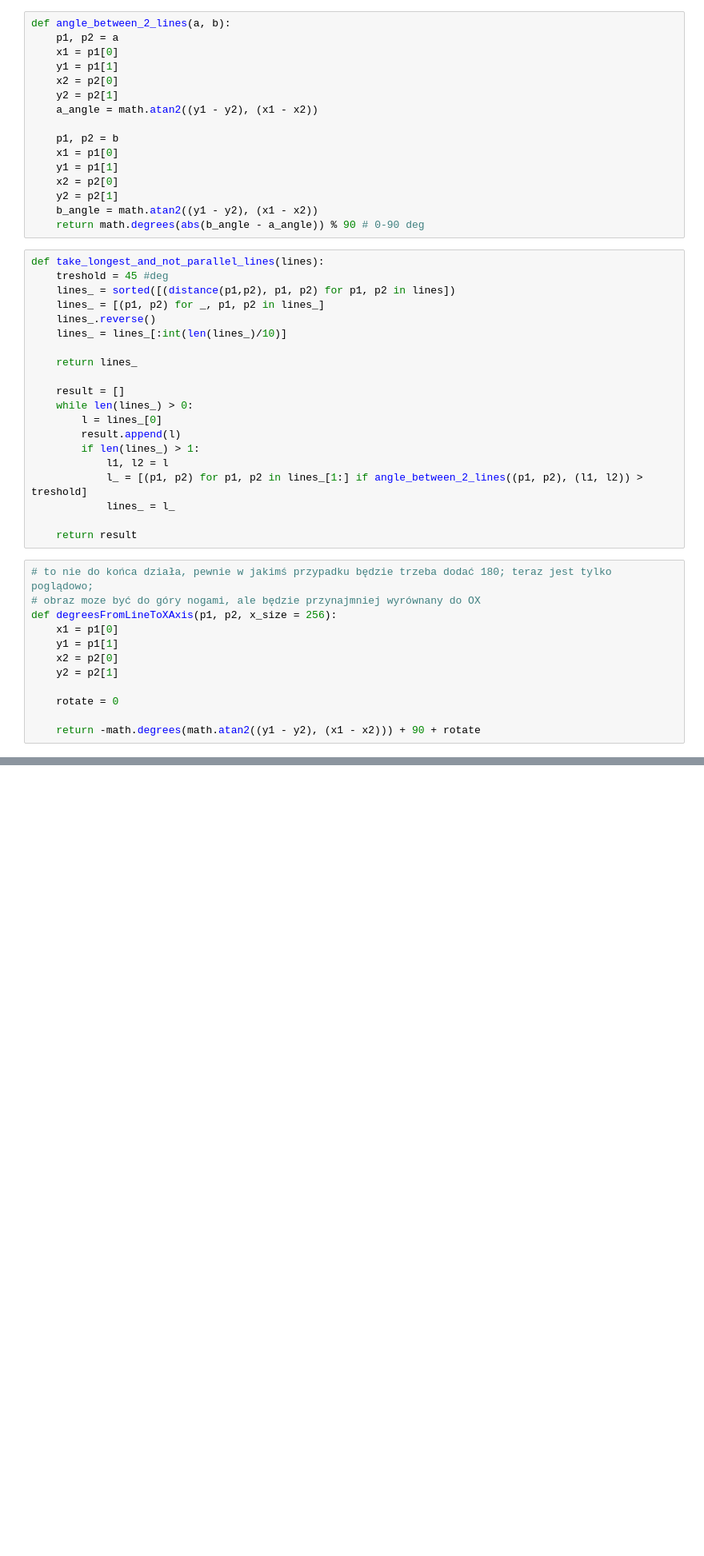
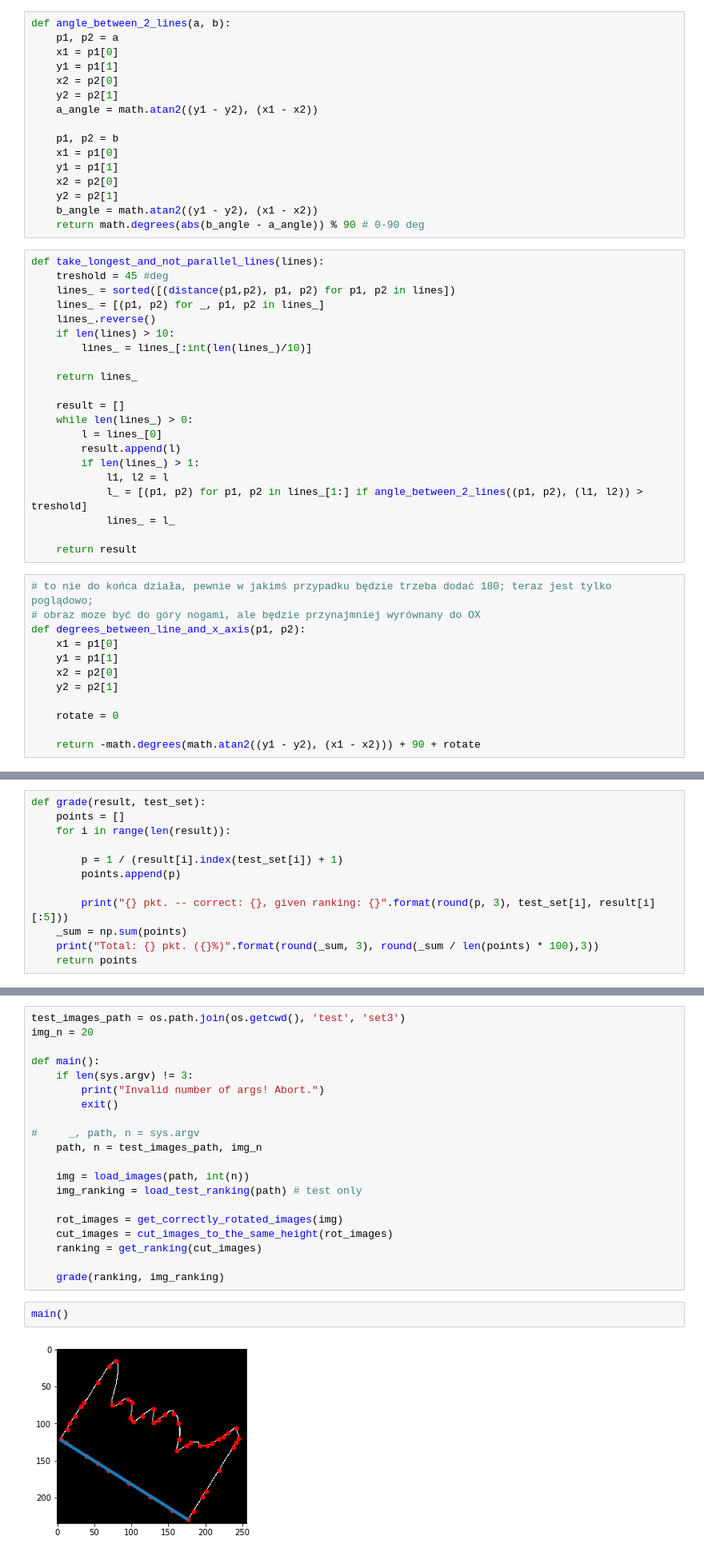
Before and after one commit to st-wasik/MergeRectangles, a Jupyter notebook: piro1_3.ipynb, the cells around one changed output, grey strips where cells are left out. Shown: that part at 80% size. Cells and saved outputs as stored; diff of their text form; blank space fills up the shorter version.

```diff
--- a/piro1_3.ipynb
+++ b/piro1_3.ipynb
@@ -210,7 +174,8 @@ def take_longest_and_not_parallel_lines(lines):
     lines_ = sorted([(distance(p1,p2), p1, p2) for p1, p2 in lines])
     lines_ = [(p1, p2) for _, p1, p2 in lines_]
     lines_.reverse()
-    lines_ = lines_[:int(len(lines_)/10)]
+    if len(lines) > 10:
+        lines_ = lines_[:int(len(lines_)/10)]
 
     return lines_
 
@@ -227,7 +192,7 @@ def take_longest_and_not_parallel_lines(lines):
 # %%
 # to nie do końca działa, pewnie w jakimś przypadku będzie trzeba dodać 180; teraz jest tylko poglądowo;
 # obraz moze być do góry nogami, ale będzie przynajmniej wyrównany do OX
-def degreesFromLineToXAxis(p1, p2, x_size = 256):
+def degrees_between_line_and_x_axis(p1, p2):
     x1 = p1[0]
     y1 = p1[1]
     x2 = p2[0]
@@ -438,0 +337,12 @@ for image in img:
+# %%
+def grade(result, test_set):
+    points = []
+    for i in range(len(result)):
+
+        p = 1 / (result[i].index(test_set[i]) + 1)
+        points.append(p)
+
+        print("{} pkt. -- correct: {}, given ranking: {}".format(round(p, 3), test_set[i], result[i][:5]))
+    _sum = np.sum(points)
+    print("Total: {} pkt. ({}%)".format(round(_sum, 3), round(_sum / len(points) * 100),3))
+    return points
@@ -438,0 +352,24 @@ for image in img:
+# %%
+test_images_path = os.path.join(os.getcwd(), 'test', 'set3')
+img_n = 20
+
+def main():
+    if len(sys.argv) != 3:
+        print("Invalid number of args! Abort.")
+        exit()
+
+#     _, path, n = sys.argv
+    path, n = test_images_path, img_n
+
+    img = load_images(path, int(n))
+    img_ranking = load_test_ranking(path) # test only
+
+    rot_images = get_correctly_rotated_images(img)
+    cut_images = cut_images_to_the_same_height(rot_images)
+    ranking = get_ranking(cut_images)
+
+    grade(ranking, img_ranking)
+# %%
+main()
+# %% [output]
+[figure, added]
```
Also changed, not shown: parts of 26 cells of this notebook.
